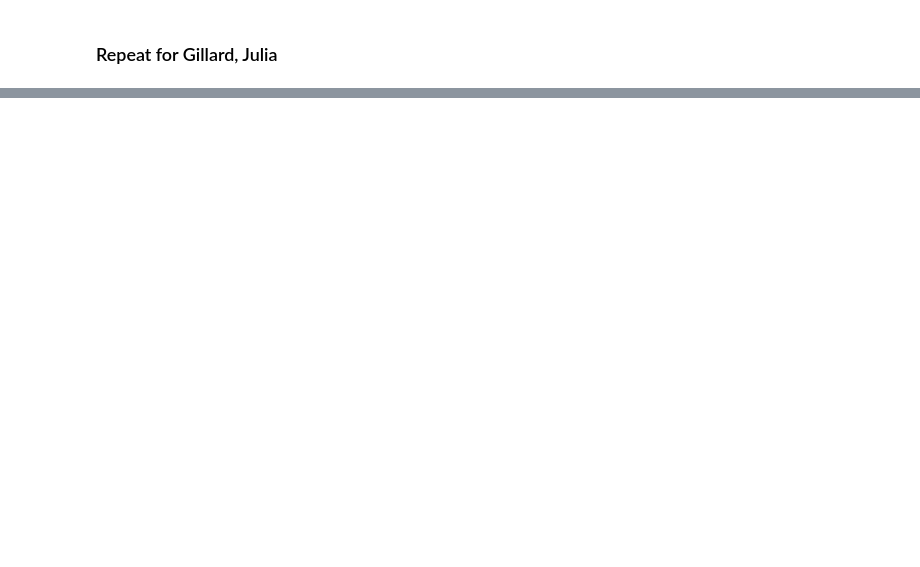
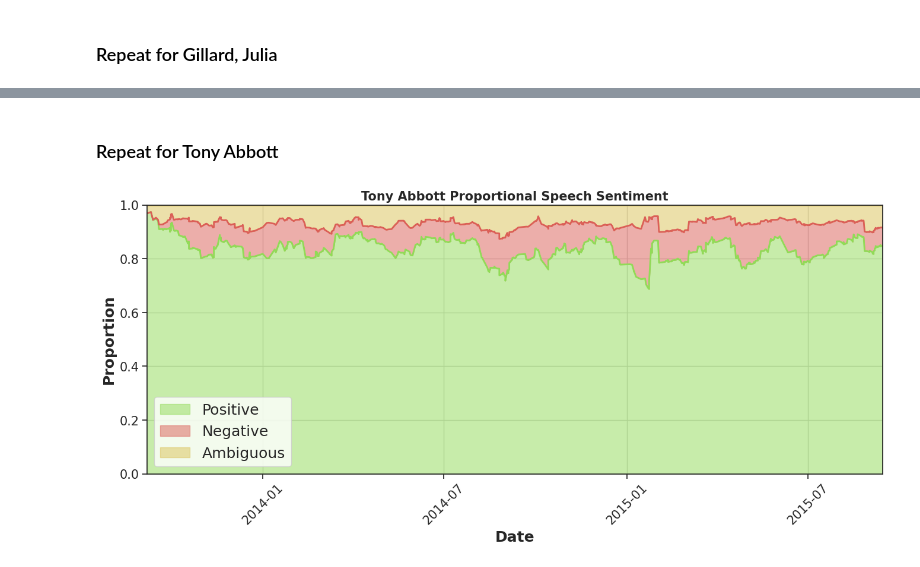
Before and after one commit to thaum-io/language-of-leadership, a Jupyter notebook: nb/VisEmotion2.ipynb, the cells around one changed output, grey strips where cells are left out. Saved outputs shown, nothing was run; the diff lists cells and outputs as text; code cells hidden in the pictures; blank space fills up the shorter version.

```diff
--- a/nb/VisEmotion2.ipynb
+++ b/nb/VisEmotion2.ipynb
@@ -276,0 +279,7 @@ plot_coarse_emotion_proportions(df_coarse, window='60d', title='Proportional Spe
+# %% [markdown]
+### Repeat for Tony Abbott
+# %%
+df_coarse = get_coarse_proportional_emotion_df(df[df['pm']=='Abbott, Tony'])
+plot_coarse_emotion_proportions(df_coarse, window=win_len, title='Tony Abbott Proportional Speech Sentiment')
+# %% [output]
+[figure, added]
```
Also changed, not shown: parts of 15 cells of this notebook, 2 other files.
